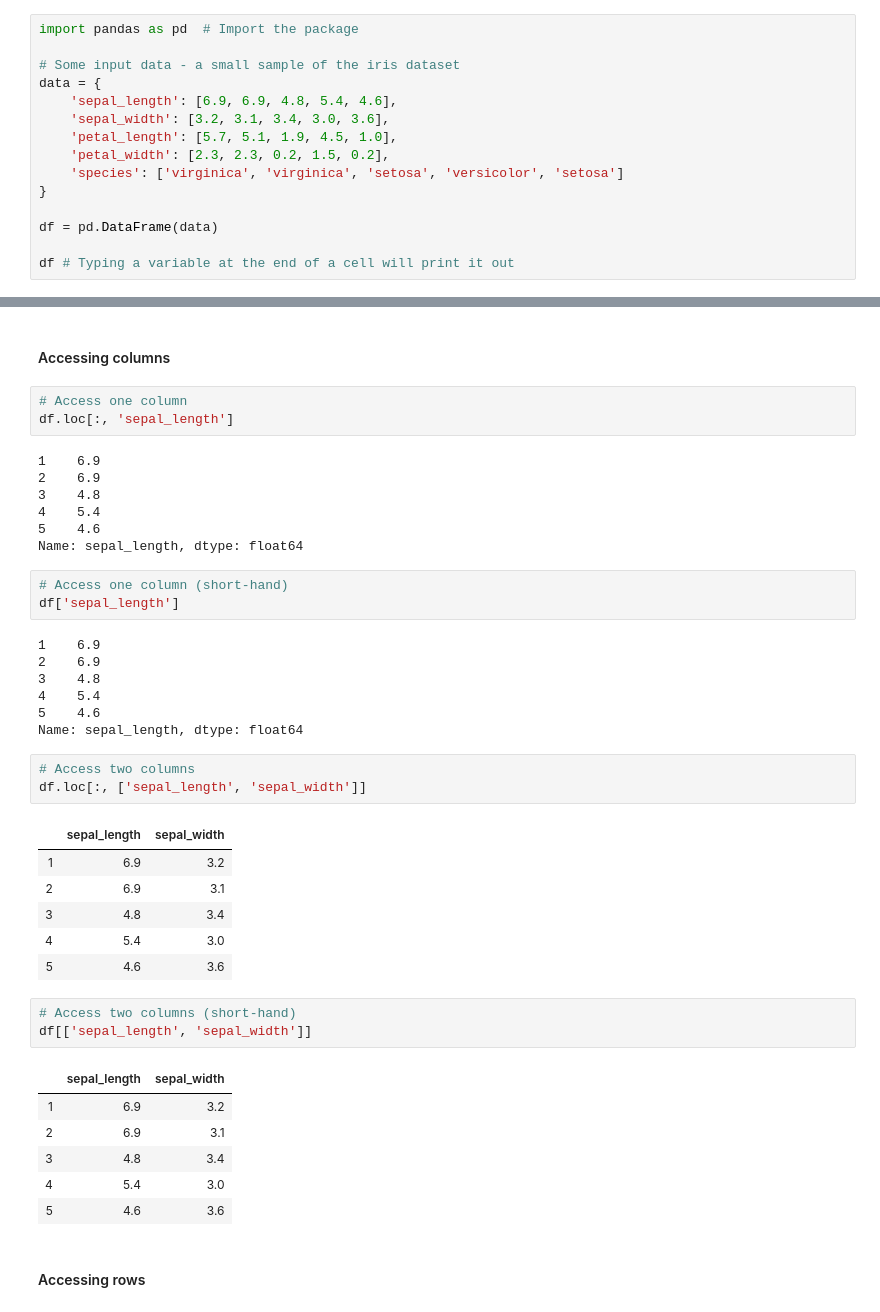
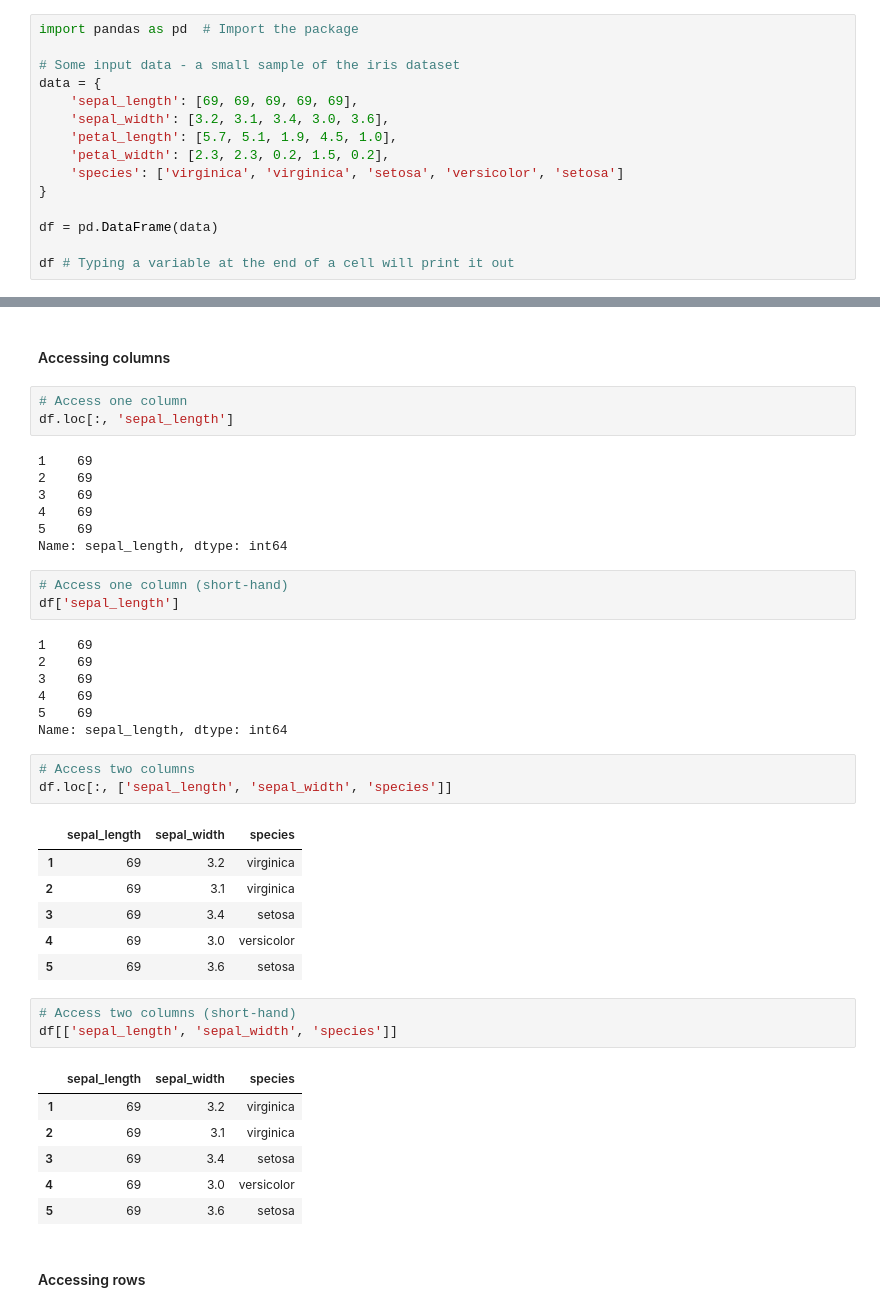
Before and after one commit to pokewizardSAM/phyton-programming, a Jupyter notebook: summer project/Flet/API_RESOURCES/API_tutorial.ipynb, the cells around one changed output, grey strips where cells are left out. Drawn from its saved outputs; the diff is of its cells as text.

```diff
--- a/summer project/Flet/API_RESOURCES/API_tutorial.ipynb
+++ b/summer project/Flet/API_RESOURCES/API_tutorial.ipynb
@@ -136,7 +128,7 @@ import pandas as pd  # Import the package
 
 # Some input data - a small sample of the iris dataset
 data = {
-    'sepal_length': [6.9, 6.9, 4.8, 5.4, 4.6],
+    'sepal_length': [69, 69, 69, 69, 69],
     'sepal_width': [3.2, 3.1, 3.4, 3.0, 3.6],
     'petal_length': [5.7, 5.1, 1.9, 4.5, 1.0],
     'petal_width': [2.3, 2.3, 0.2, 1.5, 0.2],
@@ -215,42 +207,42 @@ Index(['sepal_length', 'sepal_width', 'petal_length', 'petal_width',
 # Access one column
 df.loc[:, 'sepal_length']
 # %% [output]
-1    6.9
-2    6.9
-3    4.8
-4    5.4
-5    4.6
-Name: sepal_length, dtype: float64
+1    69
+2    69
+3    69
+4    69
+5    69
+Name: sepal_length, dtype: int64
 # %%
 # Access one column (short-hand)
 df['sepal_length']
 # %% [output]
-1    6.9
-2    6.9
-3    4.8
-4    5.4
-5    4.6
-Name: sepal_length, dtype: float64
+1    69
+2    69
+3    69
+4    69
+5    69
+Name: sepal_length, dtype: int64
 # %%
 # Access two columns
-df.loc[:, ['sepal_length', 'sepal_width']]
+df.loc[:, ['sepal_length', 'sepal_width', 'species']]
 # %% [output]
-|  | sepal_length | sepal_width |
-| 1 | 6.9 | 3.2 |
-| 2 | 6.9 | 3.1 |
-| 3 | 4.8 | 3.4 |
-| 4 | 5.4 | 3.0 |
-| 5 | 4.6 | 3.6 |
+|  | sepal_length | sepal_width | species |
+| 1 | 69 | 3.2 | virginica |
+| 2 | 69 | 3.1 | virginica |
+| 3 | 69 | 3.4 | setosa |
+| 4 | 69 | 3.0 | versicolor |
+| 5 | 69 | 3.6 | setosa |
 # %%
 # Access two columns (short-hand)
-df[['sepal_length', 'sepal_width']]
+df[['sepal_length', 'sepal_width', 'species']]
 # %% [output]
-|  | sepal_length | sepal_width |
-| 1 | 6.9 | 3.2 |
-| 2 | 6.9 | 3.1 |
-| 3 | 4.8 | 3.4 |
-| 4 | 5.4 | 3.0 |
-| 5 | 4.6 | 3.6 |
+|  | sepal_length | sepal_width | species |
+| 1 | 69 | 3.2 | virginica |
+| 2 | 69 | 3.1 | virginica |
+| 3 | 69 | 3.4 | setosa |
+| 4 | 69 | 3.0 | versicolor |
+| 5 | 69 | 3.6 | setosa |
 # %% [markdown]
 #### Accessing rows
 # %%
```
Also changed, not shown: parts of 7 cells of this notebook.
